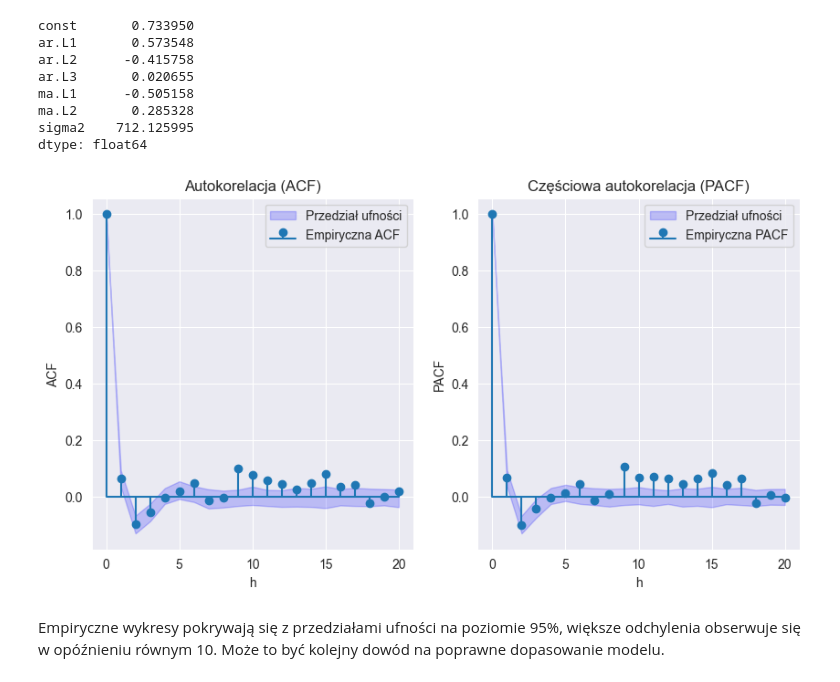
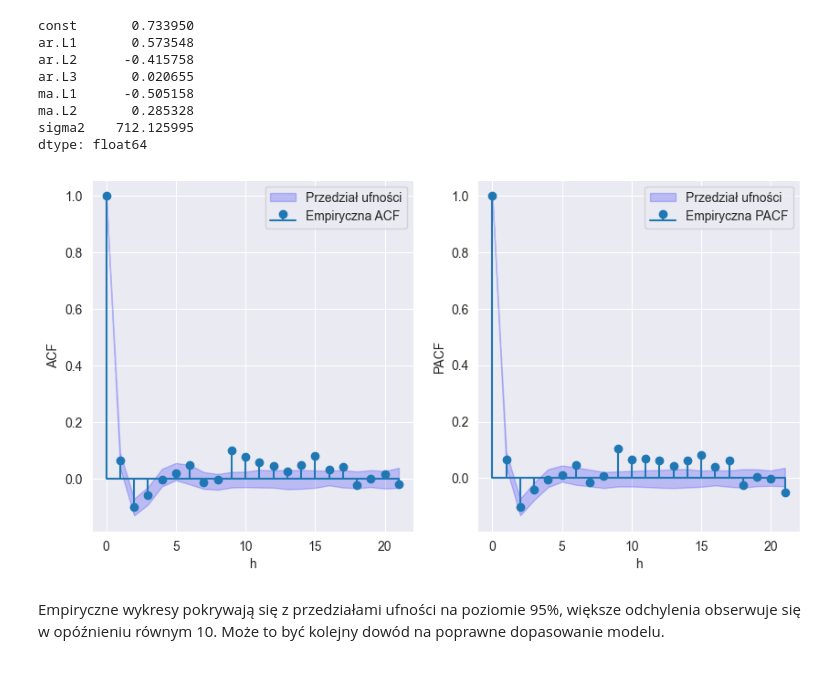
Before and after one commit to werojskz/kaszcz_sprawko, a Jupyter notebook: sprawko.ipynb, the cells around one changed output. Cells and saved outputs as stored; diff of their text form; code cells hidden in the pictures.

```diff
--- a/sprawko.ipynb
+++ b/sprawko.ipynb
@@ -368,7 +368,7 @@ from statsmodels.tsa.stattools import acf, pacf
 n = 100
 alfa = 0.05
 
-wektor_h = list(range(21))
+wektor_h = np.linspace(0,21,22)
 h_max = len(wektor_h) - 1
 
 ar_coef = np.r_[1, -model.params[1:4]]  # AR zaczyna się od 1, odwrotność znaków
@@ -388,36 +388,36 @@ for i in range(n):
 
 # Wyznaczanie przedziałów kwantylowych
 lower_acf = np.quantile(lista_acf, alfa, axis=0)
 upper_acf = np.quantile(lista_acf, 1 - alfa, axis=0)
 
 lower_pacf = np.quantile(lista_pacf, alfa, axis=0)
 upper_pacf = np.quantile(lista_pacf, 1 - alfa, axis=0)
 
 # Empiryczne ACF i PACF
 acf_emp = acf(residual_ets, fft=True, nlags=h_max)
 # pacf_emp = pacf(X, nlags=h_max, method='yw')
 pacf_emp = pacf(residual_ets, nlags=h_max, method='yw')
 
 
 plt.figure(figsize=(10, 5))
 plt.subplot(1,2,1)
 plt.stem(wektor_h, acf_emp, basefmt='', label='Empiryczna ACF')
 plt.fill_between(wektor_h, lower_acf, upper_acf, color="blue", alpha=0.2, label='Przedział ufności')
 plt.xlabel("h")
 plt.ylabel("ACF")
-plt.title("Autokorelacja (ACF)")
+#plt.title("Autokorelacja (ACF)")
 plt.legend()
 
 plt.subplot(1,2,2)
 plt.stem(wektor_h, pacf_emp, basefmt='', label='Empiryczna PACF')
 plt.fill_between(wektor_h, lower_pacf, upper_pacf, color="blue", alpha=0.2, label='Przedział ufności')
 plt.xlabel("h")
 plt.ylabel("PACF")
-plt.title("Częściowa autokorelacja (PACF)")
+#plt.title("Częściowa autokorelacja (PACF)")
 plt.legend()
 plt.show()
 # %% [output]
-[figure, old version]
+[figure, new version]
 # %% [markdown]
 Empiryczne wykresy pokrywają się z przedziałami ufności na poziomie 95%, większe odchylenia obserwuje się w opóźnieniu równym 10. Może to być kolejny dowód na poprawne dopasowanie modelu.
 # %% [markdown]
```
Also changed, not shown: parts of 8 cells of this notebook.
